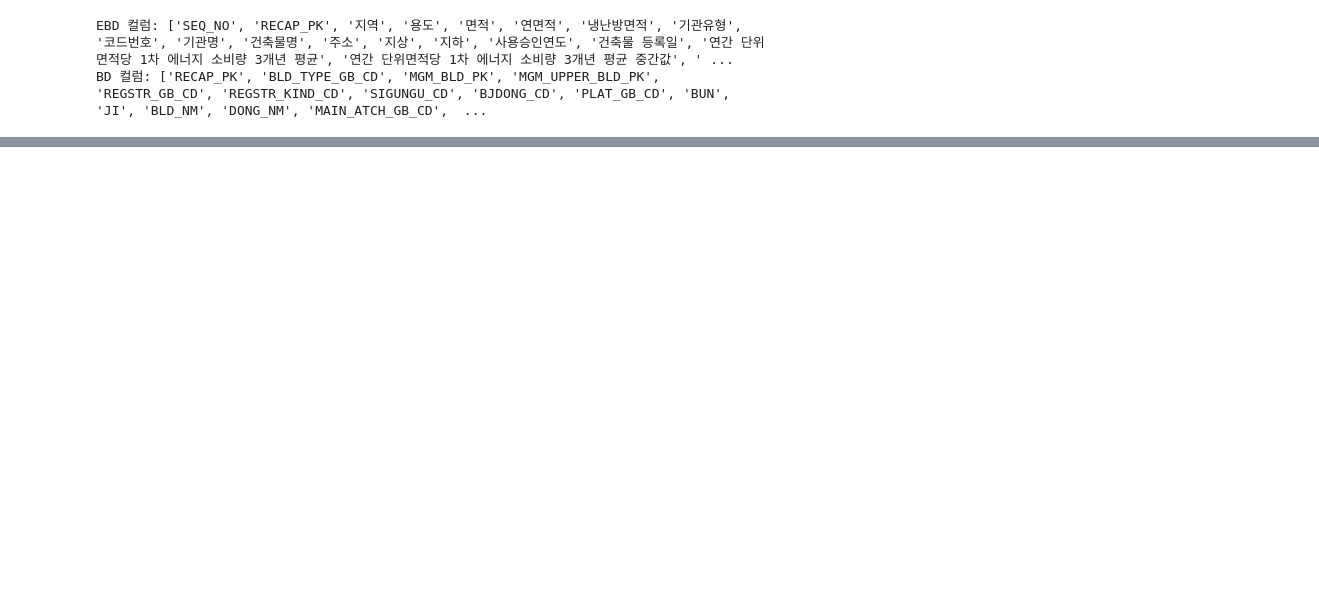
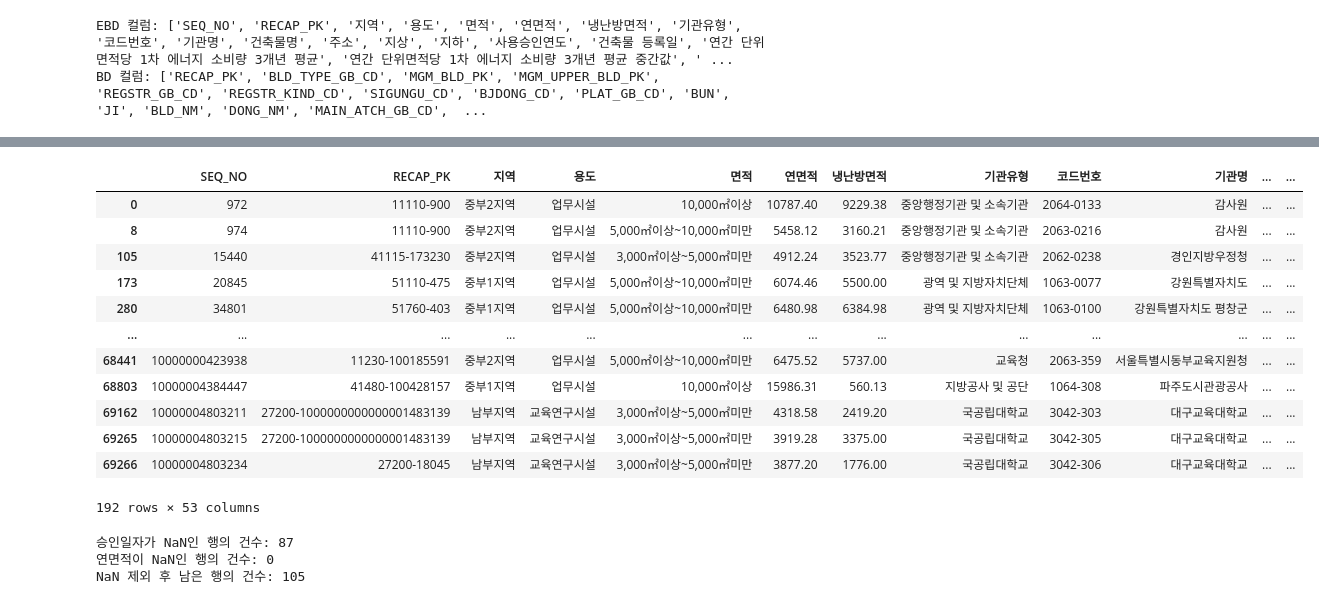
Before and after one commit to P-oong/REB_green-remodeling-project, a Jupyter notebook: 01_matching_energy_buildings/notebooks/2차작업장.ipynb, the cells around one changed output, grey strips where cells are left out. Saved outputs shown, nothing was run; the diff lists cells and outputs as text; code cells hidden in the pictures; blank space fills up the shorter version.

```diff
--- a/01_matching_energy_buildings/notebooks/2차작업장.ipynb
+++ b/01_matching_energy_buildings/notebooks/2차작업장.ipynb
@@ -79,0 +113,25 @@ Name: TOTAREA, Length: 13712, dtype: float64
+# %%
+
+# ebd: EBD 데이터프레임 (컬럼: 'RECAP_PK', '연면적', '사용승인연도')
+# bd: BD 데이터프레임 (컬럼: 'RECAP_PK', 'TOTAREA', 'USE_DATE')
+
+# 두 데이터프레임을 RECAP_PK 기준으로 내부 조인하여 병합
+merged = pd.merge(ebd, bd, on='RECAP_PK', suffixes=('_ebd', '_bd'))
+
+# 조건 1: 연면적 일치 (EBD의 '연면적'과 BD의 'TOTAREA'가 동일)
+match_area = merged['연면적'] == merged['TOTAREA']
+
+# 조건 2: 승인일자 일치 (EBD의 '사용승인연도'와 BD의 'USE_DATE'가 동일)
+match_date = merged['사용승인연도'] == merged['USE_DATE']
+
+# 조건 3: 연면적과 승인일자 모두 일치
+match_both = match_area & match_date
+
+# 각 조건에 해당하는 건수 계산
+count_area = match_area.sum()
+count_date = match_date.sum()
+count_both = match_both.sum()
+
+print("동일한 RECAP 내에서 연면적이 일치하는 경우의 건수:", count_area)
+print("동일한 RECAP 내에서 승인일자가 일치하는 경우의 건수:", count_date)
+print("동일한 RECAP 내에서 연면적과 승인일자가 모두 일치하는 경우의 건수:", count_both)
@@ -79,0 +142,13 @@ Name: TOTAREA, Length: 13712, dtype: float64
+# %%
+# 이미 merged 데이터프레임이 있고,
+# match_area와 match_both 조건이 아래와 같이 정의되었다고 가정합니다.
+match_area = merged['연면적'] == merged['TOTAREA']
+match_both = match_area & (merged['사용승인연도'] == merged['USE_DATE'])
+
+# 1. match_both 행들이 match_area에 모두 포함되어 있는지 확인
+subset_check = merged[match_both].index.isin(merged[match_area].index).all()
+print("모든 '연면적과 승인일자 모두 일치' 행이 '연면적만 일치' 행에 포함되어 있는가?", subset_check)
+
+# 2. '연면적만 일치' (match_area) 중 '연면적과 승인일자 모두 일치' (match_both)에 포함되지 않는 행 찾기
+only_area_match = merged[match_area & ~match_both]
+print("연면적만 일치하는 행 중 '연면적과 승인일자 모두 일치'에 포함되지 않는 행의 건수:", only_area_match.shape[0])
@@ -79,0 +173,42 @@ Name: TOTAREA, Length: 13712, dtype: float64
+# %%
+
+only_area_match
+# %% [output]
+|  | SEQ_NO | RECAP_PK | 지역 | 용도 | 면적 | 연면적 | 냉난방면적 | 기관유형 | 코드번호 | 기관명 | ... | ... |
+| 0 | 972 | 11110-900 | 중부2지역 | 업무시설 | 10,000㎡이상 | 10787.40 | 9229.38 | 중앙행정기관 및 소속기관 | 2064-0133 | 감사원 | ... | ... |
+| 8 | 974 | 11110-900 | 중부2지역 | 업무시설 | 5,000㎡이상~10,000㎡미만 | 5458.12 | 3160.21 | 중앙행정기관 및 소속기관 | 2063-0216 | 감사원 | ... | ... |
+| 105 | 15440 | 41115-173230 | 중부2지역 | 업무시설 | 3,000㎡이상~5,000㎡미만 | 4912.24 | 3523.77 | 중앙행정기관 및 소속기관 | 2062-0238 | 경인지방우정청 | ... | ... |
+| 173 | 20845 | 51110-475 | 중부1지역 | 업무시설 | 5,000㎡이상~10,000㎡미만 | 6074.46 | 5500.00 | 광역 및 지방자치단체 | 1063-0077 | 강원특별자치도 | ... | ... |
+| 280 | 34801 | 51760-403 | 중부1지역 | 업무시설 | 5,000㎡이상~10,000㎡미만 | 6480.98 | 6384.98 | 광역 및 지방자치단체 | 1063-0100 | 강원특별자치도 평창군 | ... | ... |
+| ... | ... | ... | ... | ... | ... | ... | ... | ... | ... | ... | ... | ... |
+| 68441 | 10000000423938 | 11230-100185591 | 중부2지역 | 업무시설 | 5,000㎡이상~10,000㎡미만 | 6475.52 | 5737.00 | 교육청 | 2063-359 | 서울특별시동부교육지원청 | ... | ... |
+| 68803 | 10000004384447 | 41480-100428157 | 중부1지역 | 업무시설 | 10,000㎡이상 | 15986.31 | 560.13 | 지방공사 및 공단 | 1064-308 | 파주도시관광공사 | ... | ... |
+| 69162 | 10000004803211 | 27200-1000000000000001483139 | 남부지역 | 교육연구시설 | 3,000㎡이상~5,000㎡미만 | 4318.58 | 2419.20 | 국공립대학교 | 3042-303 | 대구교육대학교 | ... | ... |
+| 69265 | 10000004803215 | 27200-1000000000000001483139 | 남부지역 | 교육연구시설 | 3,000㎡이상~5,000㎡미만 | 3919.28 | 3375.00 | 국공립대학교 | 3042-305 | 대구교육대학교 | ... | ... |
+| 69266 | 10000004803234 | 27200-18045 | 남부지역 | 교육연구시설 | 3,000㎡이상~5,000㎡미만 | 3877.20 | 1776.00 | 국공립대학교 | 3042-306 | 대구교육대학교 | ... | ... |
+192 rows × 53 columns
+# %%
+
+
+# 승인일자가 NaN인 행 찾기 (둘 중 하나라도 NaN이면 해당)
+approval_nan = only_area_match[only_area_match['사용승인연도'].isna() | only_area_match['USE_DATE'].isna()]
+
+# 연면적이 NaN인 행 찾기 (둘 중 하나라도 NaN이면 해당)
+area_nan = only_area_match[only_area_match['연면적'].isna() | only_area_match['TOTAREA'].isna()]
+
+print("승인일자가 NaN인 행의 건수:", approval_nan.shape[0])
+print("연면적이 NaN인 행의 건수:", area_nan.shape[0])
+
+# 승인일자나 연면적에 NaN이 포함된 행들을 제외한 나머지 행 추출
+non_nan = only_area_match[
+    ~(only_area_match['사용승인연도'].isna() |
+      only_area_match['USE_DATE'].isna() |
+      only_area_match['연면적'].isna() |
+      only_area_match['TOTAREA'].isna())
+]
+
+print("NaN 제외 후 남은 행의 건수:", non_nan.shape[0])
+# %% [output]
+승인일자가 NaN인 행의 건수: 87
+연면적이 NaN인 행의 건수: 0
+NaN 제외 후 남은 행의 건수: 105
```
Also changed, not shown: parts of 19 cells of this notebook.
